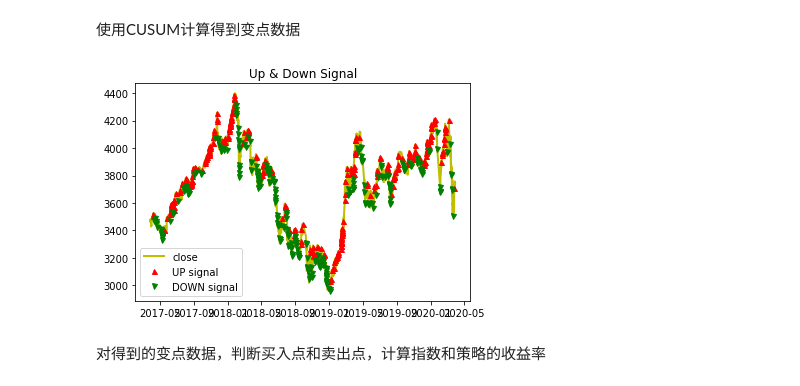
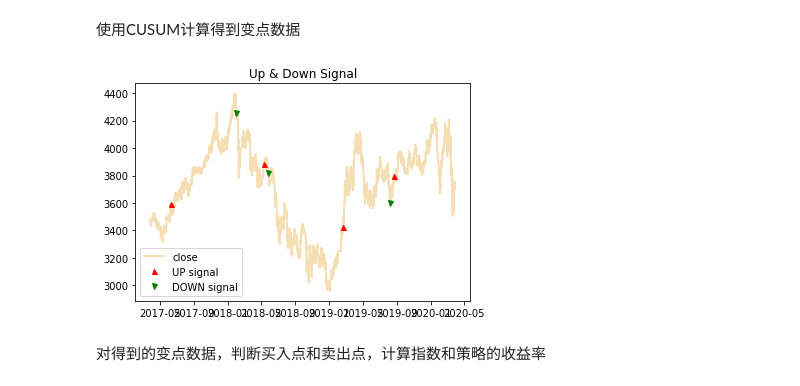
Before and after one commit to uestcmee/Fixed_income_internship, a Jupyter notebook: 07_变点择时&动量失效/变点择时.ipynb, the cells around one changed output. Drawn from its saved outputs; the diff is of its cells as text; code cells hidden in the pictures.

```diff
--- a/07_变点择时&动量失效/变点择时.ipynb
+++ b/07_变点择时&动量失效/变点择时.ipynb
@@ -104,18 +96,34 @@ signal_df=df5min["close"]
 # %%
 
+#数据导入
+dt0 = np.array(df5min["close"])
+s_list = detect_via_cusum_lg(dt0,istart=30, threshold_times=100)
+
+listup,listdown = [],[]
+for i in range(0,len(s_list)):
+    if s_list[i] == 1:
+        listup.append(i)
+    elif s_list[i] == -1 :
+        listdown.append(i)
+signal_df=df5min["close"]
+
+
+# listup=[757,4364,7384,9406]
+# listdown=[3348,4517,9200]
+
 plt.subplot(1,1,1)
-plt.plot(signal_df, color='y', lw=2.)
+plt.plot(signal_df, color='wheat', lw=2.)
 plt.plot(signal_df, '^', markersize=5, color='r', label='UP signal', markevery=listup)
 plt.plot(signal_df, 'v', markersize=5, color='g', label='DOWN signal', markevery=listdown)
 plt.legend()
 
 plt.title('Up & Down Signal')
 # plt.subplot(2,1,2)
 # plt.title('s_list')
 # plt.plot(s_list,'r-')
 plt.show()
 # %% [output]
-[figure, old version]
+[figure, new version]
 # %% [markdown]
 对得到的变点数据，判断买入点和卖出点，计算指数和策略的收益率
 # %%
```
Also changed, not shown: parts of 6 cells of this notebook, 15 other files.
